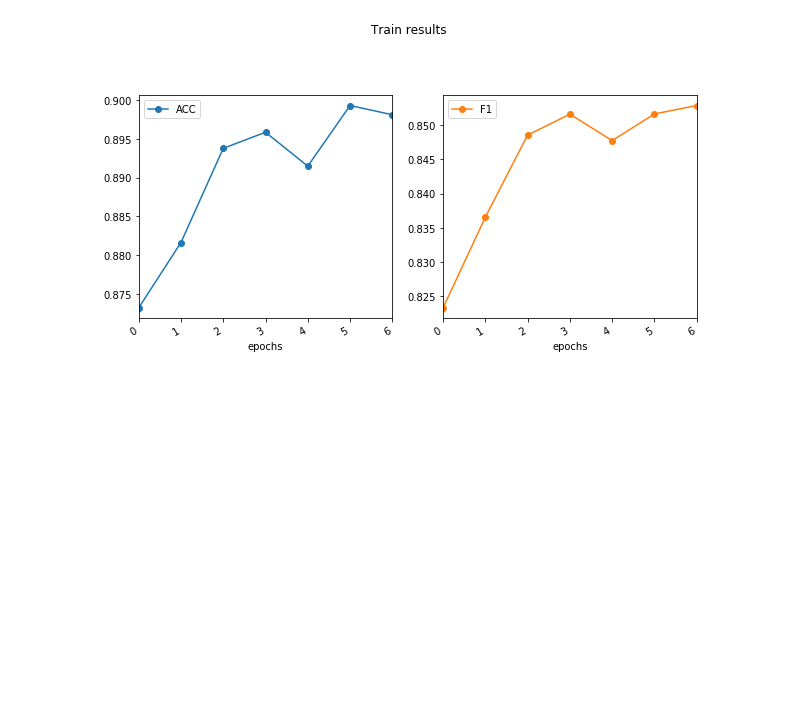
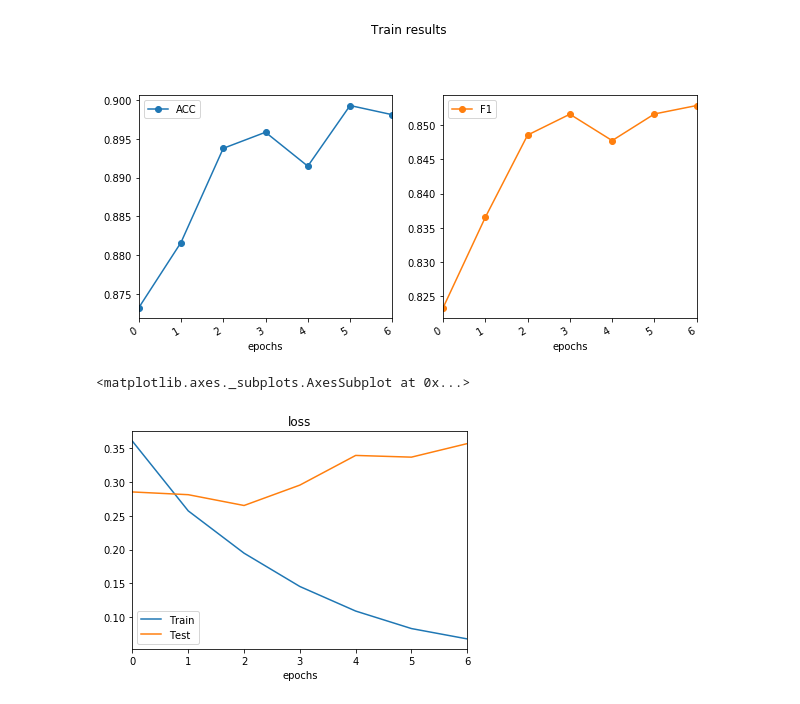
Before and after one commit to rouzbeh-afrasiabi/BertFineTuning, a Jupyter notebook: train.ipynb, the cells around one changed output. Drawn from its saved outputs; the diff is of its cells as text; code cells hidden in the pictures; blank space fills up the shorter version.

Commit message:
images, notebook and chunking

```diff
--- a/train.ipynb
+++ b/train.ipynb
@@ -38,3 +28,11 @@ df.index.name='epochs'
 df.plot(subplots=True,figsize=(10,10),layout=(2,2),marker='o',title='Valid results');
 # %% [output]
 [figure]
+# %%
+df_loss=pd.DataFrame([[np.mean(item) for item in chunks(BFT.loss_history,4900)],BFT.test_loss_history]).T
+df_loss.index.name='epochs'
+df_loss.columns=['Train','Test']
+df_loss.plot(title='loss')
+# %% [output]
+<matplotlib.axes._subplots.AxesSubplot at 0x...>
+[figure, added]
```
Also changed, not shown: parts of 1 cell of this notebook, 2 other files.
